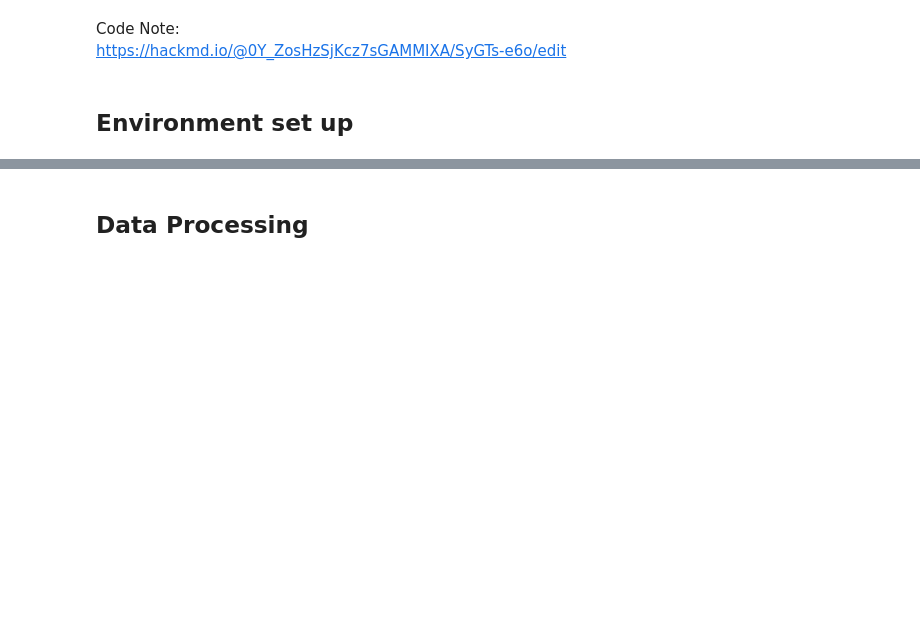
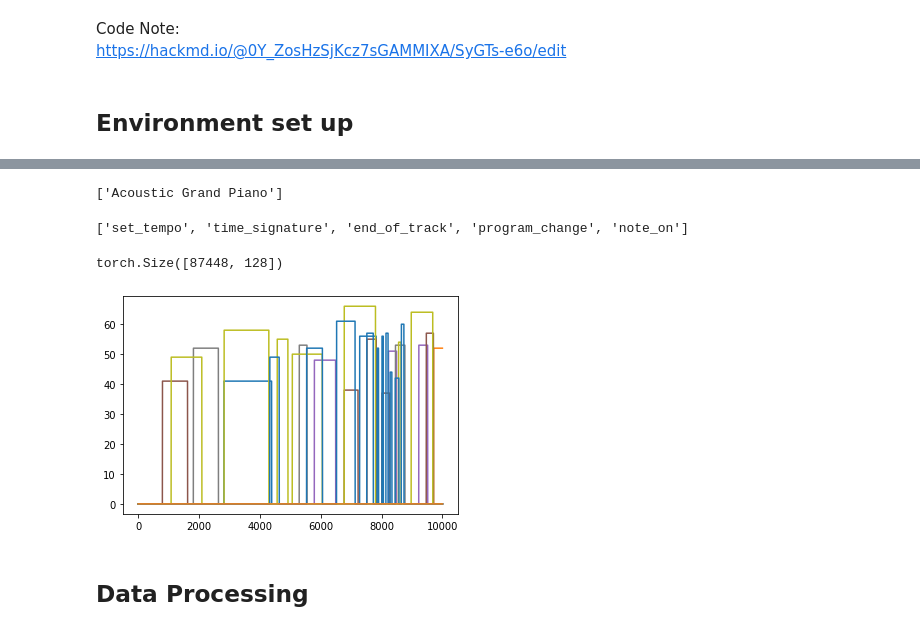
Before and after one commit to Vinnesta/l45-music-gnn, a Jupyter notebook: L45_Mozart_is_a_GNN.ipynb, the cells around one changed output, grey strips where cells are left out. Saved outputs shown, nothing was run; the diff lists cells and outputs as text; code cells hidden in the pictures; blank space fills up the shorter version.

```diff
--- a/L45_Mozart_is_a_GNN.ipynb
+++ b/L45_Mozart_is_a_GNN.ipynb
@@ -101,0 +101,57 @@ Adjancy Matrix:  tensor([[0., 0., 0., 1., 1., 0., 1., 0., 1., 1., 0., 0.],
+# %%
+# print the name of the instruments being played
+def get_midi_instrument_types(filename):
+    midi = pretty_midi.PrettyMIDI(filename)
+    instrument_types = []
+    for instrument in midi.instruments:
+        # name of the instrument
+        instrument_types.append(pretty_midi.program_to_instrument_name(instrument.program))
+    return instrument_types
+
+instrument_types = get_midi_instrument_types("example.midi")
+print(instrument_types)
+# %% [output]
+['Acoustic Grand Piano']
+# %%
+# what types of messages we get?
+def print_midi_message_types(filename):
+    midi = mido.MidiFile(filename)
+    types = []
+    for track in midi.tracks:
+        for msg in track:
+            if msg.type not in types:
+                types.append(msg.type)
+    return types
+
+print_midi_message_types("example.midi")
+# %% [output]
+['set_tempo', 'time_signature', 'end_of_track', 'program_change', 'note_on']
+# %%
+def midi_to_tensor(filename, binary_velocity=False):
+    mid = mido.MidiFile(filename)
+    # Extract information about the notes being played
+    max_timesteps = get_midi_timesteps(filename)
+    tensor = np.zeros((max_timesteps, 128))
+    previous_note = [0] * 128
+    timesteps = 0
+    for track in mid.tracks:
+        for msg in track:
+            timesteps += msg.time
+            if msg.type == 'note_on':
+                tmp = previous_note[msg.note]
+                tensor[tmp:timesteps, msg.note] = tensor[tmp, msg.note]
+                if binary_velocity:
+                  tensor[timesteps, msg.note] = 1 if msg.velocity > 0 else 0
+                else:
+                  tensor[timesteps, msg.note] = msg.velocity
+                previous_note[msg.note] = timesteps
+            if msg.type == 'note_off':
+                tmp = previous_note[msg.note]
+                tensor[tmp:timesteps, msg.note] = tensor[tmp, msg.note]
+                tensor[timesteps, msg.note] = 0
+                previous_note[msg.note] = timesteps
+    return torch.from_numpy(tensor)
+midi_tensor = midi_to_tensor("example.midi")
+print(midi_tensor.shape)
+# %% [output]
+torch.Size([87448, 128])
@@ -102,3 +190,9 @@ Adjancy Matrix:  tensor([[0., 0., 0., 1., 1., 0., 1., 0., 1., 1., 0., 0.],
+# %%
+# Plot midi_tensor for notes in the central octave (C4 to B4) over time
+plt.plot(midi_tensor.cpu().detach().numpy()[:10000, 60:72])
+plt.show()
+# %% [output]
+[figure, added]
 # %% [markdown]
 ## Data Processing
 # %%
```
Also changed, not shown: parts of 39 cells of this notebook.
